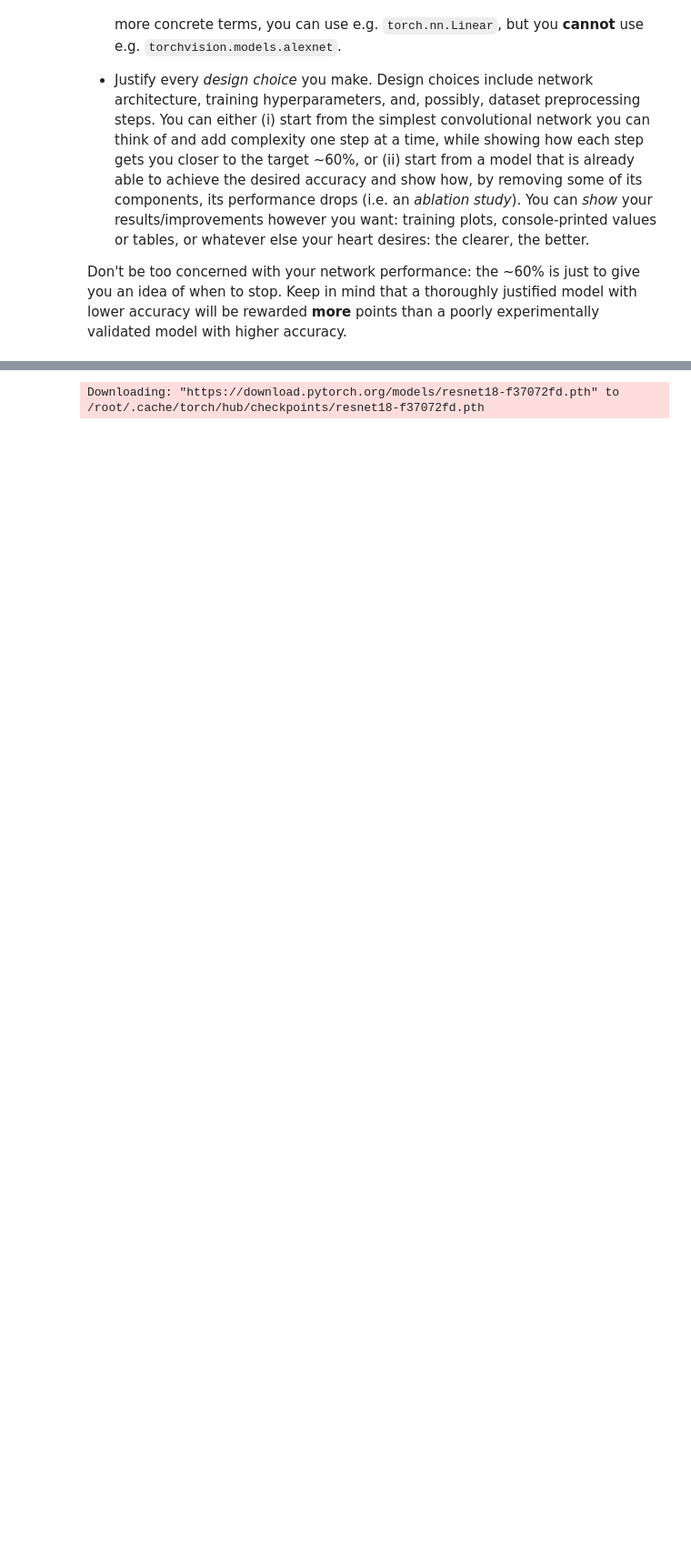
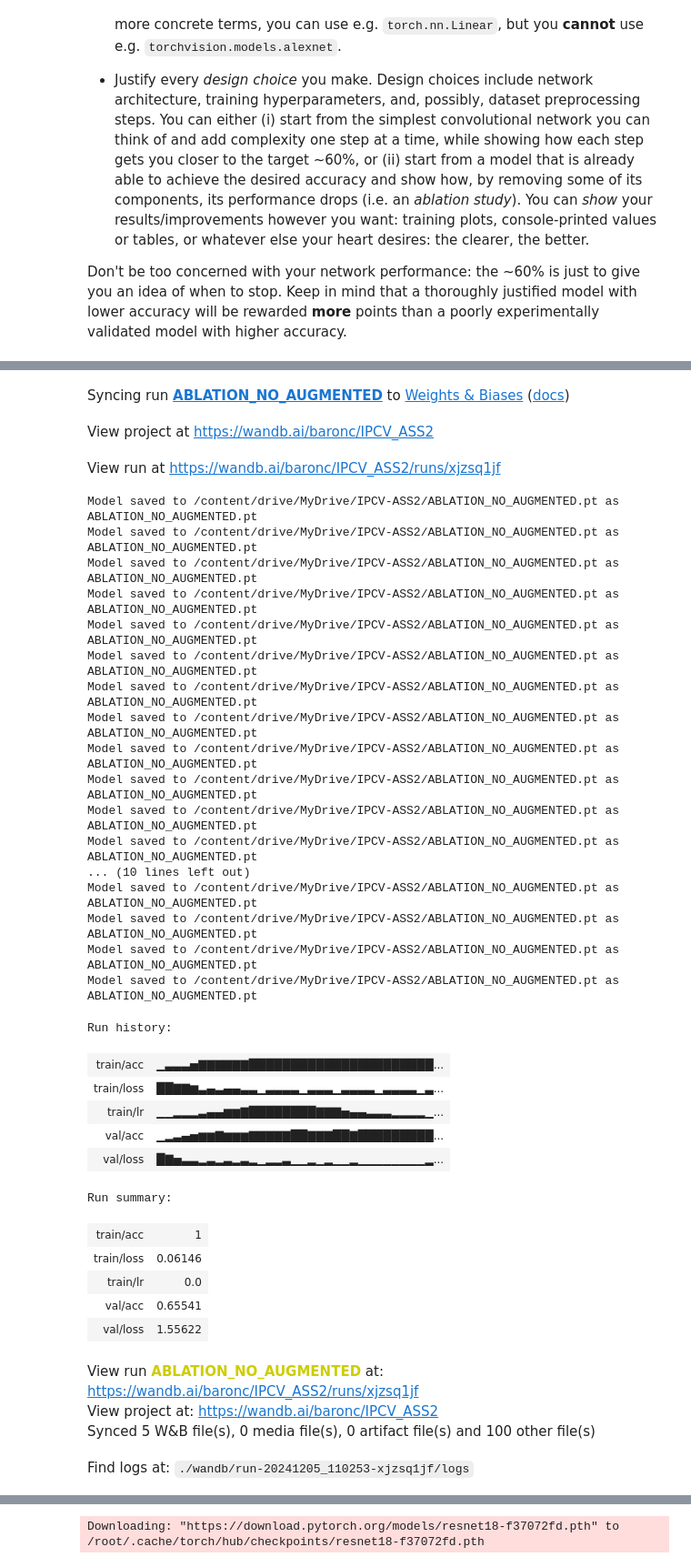
Before and after one commit to alessioarcara/ipcv_assignments, a Jupyter notebook: assignment2_final.ipynb, the cells around one changed output, grey strips where cells are left out. Shown at 91% size. Drawn from its saved outputs; the diff is of its cells as text; code cells hidden in the pictures; blank space fills up the shorter version.

Commit message:
run modello principale + run modello senza data augmentation

```diff
--- a/assignment2_final.ipynb
+++ b/assignment2_final.ipynb
@@ -703,0 +723,16 @@ Syncing run SHUFFLE_96C3G_DROPOUT_LS to Weights & Biases (docs)
+# %%
+model = TinyShuffleNet(96, 3, num_classes)
+print_summary(model, (64, 3, 384, 384))
+
+cfg["run_name"] = "ABLATION_NO_AUGMENTED"
+
+trainer = Trainer(
+    model,
+    train_loader_ablation_study,
+    val_loader,
+    device,
+    num_classes
+)
+
+trainer.train()
+# %% [output]
@@ -704,3 +758,39 @@ Syncing run SHUFFLE_96C3G_DROPOUT_LS to Weights & Biases (docs)
+Syncing run ABLATION_NO_AUGMENTED to Weights & Biases (docs)
+View project at https://wandb.ai/baronc/IPCV_ASS2
+View run at https://wandb.ai/baronc/IPCV_ASS2/runs/xjzsq1jf
+Model saved to /content/drive/MyDrive/IPCV-ASS2/ABLATION_NO_AUGMENTED.pt as ABLATION_NO_AUGMENTED.pt
+Model saved to /content/drive/MyDrive/IPCV-ASS2/ABLATION_NO_AUGMENTED.pt as ABLATION_NO_AUGMENTED.pt
+Model saved to /content/drive/MyDrive/IPCV-ASS2/ABLATION_NO_AUGMENTED.pt as ABLATION_NO_AUGMENTED.pt
+Model saved to /content/drive/MyDrive/IPCV-ASS2/ABLATION_NO_AUGMENTED.pt as ABLATION_NO_AUGMENTED.pt
+Model saved to /content/drive/MyDrive/IPCV-ASS2/ABLATION_NO_AUGMENTED.pt as ABLATION_NO_AUGMENTED.pt
+Model saved to /content/drive/MyDrive/IPCV-ASS2/ABLATION_NO_AUGMENTED.pt as ABLATION_NO_AUGMENTED.pt
+Model saved to /content/drive/MyDrive/IPCV-ASS2/ABLATION_NO_AUGMENTED.pt as ABLATION_NO_AUGMENTED.pt
+Model saved to /content/drive/MyDrive/IPCV-ASS2/ABLATION_NO_AUGMENTED.pt as ABLATION_NO_AUGMENTED.pt
+Model saved to /content/drive/MyDrive/IPCV-ASS2/ABLATION_NO_AUGMENTED.pt as ABLATION_NO_AUGMENTED.pt
+Model saved to /content/drive/MyDrive/IPCV-ASS2/ABLATION_NO_AUGMENTED.pt as ABLATION_NO_AUGMENTED.pt
+Model saved to /content/drive/MyDrive/IPCV-ASS2/ABLATION_NO_AUGMENTED.pt as ABLATION_NO_AUGMENTED.pt
+Model saved to /content/drive/MyDrive/IPCV-ASS2/ABLATION_NO_AUGMENTED.pt as ABLATION_NO_AUGMENTED.pt
+... (10 lines left out)
+Model saved to /content/drive/MyDrive/IPCV-ASS2/ABLATION_NO_AUGMENTED.pt as ABLATION_NO_AUGMENTED.pt
+Model saved to /content/drive/MyDrive/IPCV-ASS2/ABLATION_NO_AUGMENTED.pt as ABLATION_NO_AUGMENTED.pt
+Model saved to /content/drive/MyDrive/IPCV-ASS2/ABLATION_NO_AUGMENTED.pt as ABLATION_NO_AUGMENTED.pt
+Model saved to /content/drive/MyDrive/IPCV-ASS2/ABLATION_NO_AUGMENTED.pt as ABLATION_NO_AUGMENTED.pt
+Run history:
+| train/acc | ▁▃▃▃▅▇▇▇▇▇▇██████████████████████... |
+| train/loss | ██▇▇▆▃▄▃▄▄▃▃▁▃▃▃▃▁▃▃▃▁▃▃▃▃▁▃▃▃▃▁▃... |
+| train/lr | ▁▁▂▂▂▃▄▄▆▆▇████████▇▇▇▅▄▄▃▃▃▂▂▂▂▁... |
+| val/acc | ▁▂▃▄▅▆▆▇▆▆▆▇▇▇▇▇██▇▇▇██▇█████████... |
+| val/loss | █▇▅▃▃▂▃▂▃▂▃▂▁▂▂▃▁▁▂▁▂▁▁▂▁▁▁▁▁▁▁▁▂... |
+Run summary:
+| train/acc | 1 |
+| train/loss | 0.06146 |
+| train/lr | 0.0 |
+| val/acc | 0.65541 |
+| val/loss | 1.55622 |
+View run ABLATION_NO_AUGMENTED at: https://wandb.ai/baronc/IPCV_ASS2/runs/xjzsq1jf
+View project at: https://wandb.ai/baronc/IPCV_ASS2
+Synced 5 W&B file(s), 0 media file(s), 0 artifact file(s) and 100 other file(s)
+Find logs at: ./wandb/run-20241205_110253-xjzsq1jf/logs
 # %% [markdown]
 ## Part 2: fine-tune an existing network
 
```
Also changed, not shown: parts of 4 cells of this notebook.
